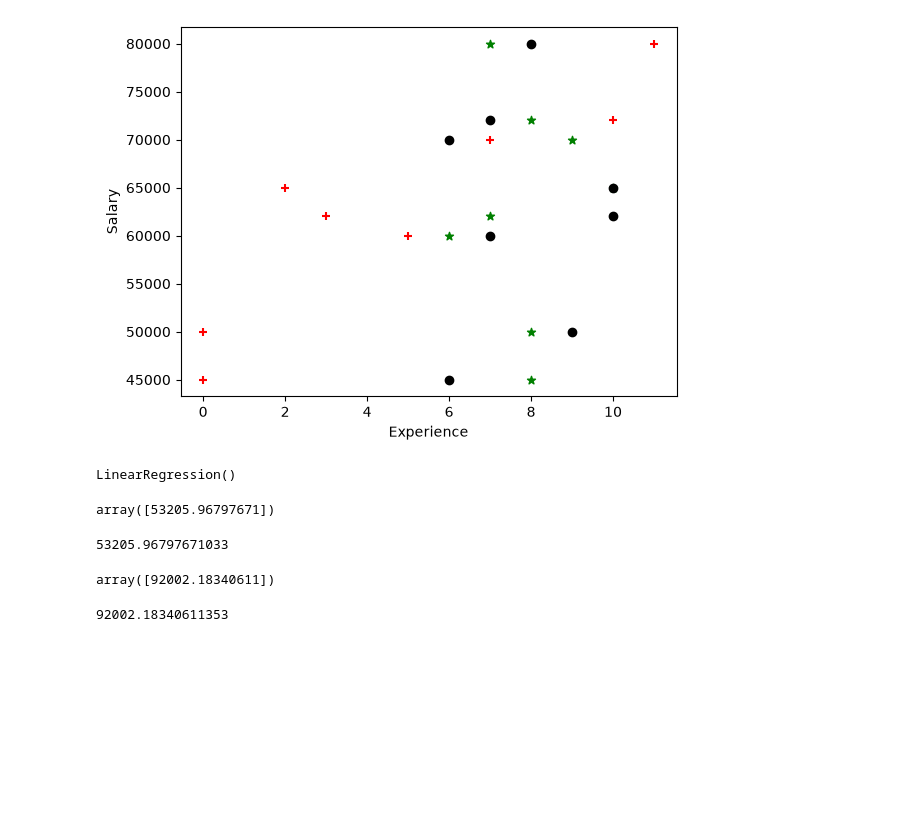
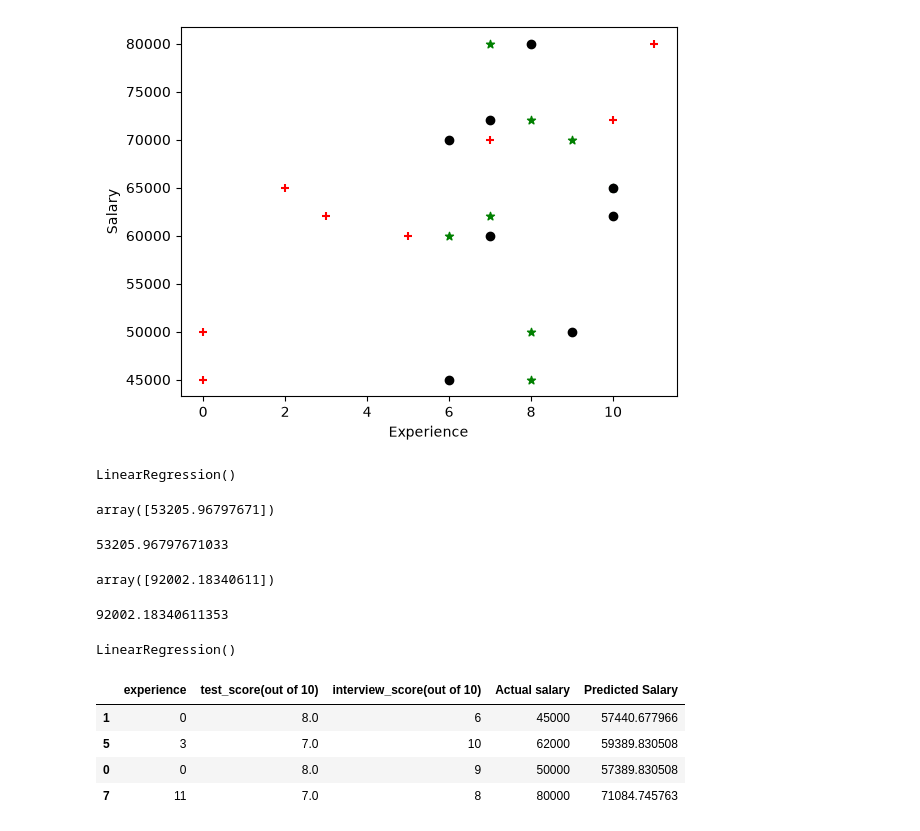
Before and after one commit to meghanaagnur/multiple-linear-regression, a Jupyter notebook: 02-Salary-Prediction/salary_prediction.ipynb, the cells around one changed output. Cells and saved outputs as stored; diff of their text form; code cells hidden in the pictures; blank space fills up the shorter version.

```diff
--- a/02-Salary-Prediction/salary_prediction.ipynb
+++ b/02-Salary-Prediction/salary_prediction.ipynb
@@ -118,0 +126,4 @@ print(predicted_salary)
+# %%
+reg.fit(X_train, y_train)
+# %% [output]
+LinearRegression()
@@ -118,0 +135,8 @@ print(predicted_salary)
+# %%
+results
+# %% [output]
+|  | experience | test_score(out of 10) | interview_score(out of 10) | Actual salary | Predicted Salary |
+| 1 | 0 | 8.0 | 6 | 45000 | 57440.677966 |
+| 5 | 3 | 7.0 | 10 | 62000 | 59389.830508 |
+| 0 | 0 | 8.0 | 9 | 50000 | 57389.830508 |
+| 7 | 11 | 7.0 | 8 | 80000 | 71084.745763 |
```
Also changed, not shown: parts of 7 cells of this notebook.
